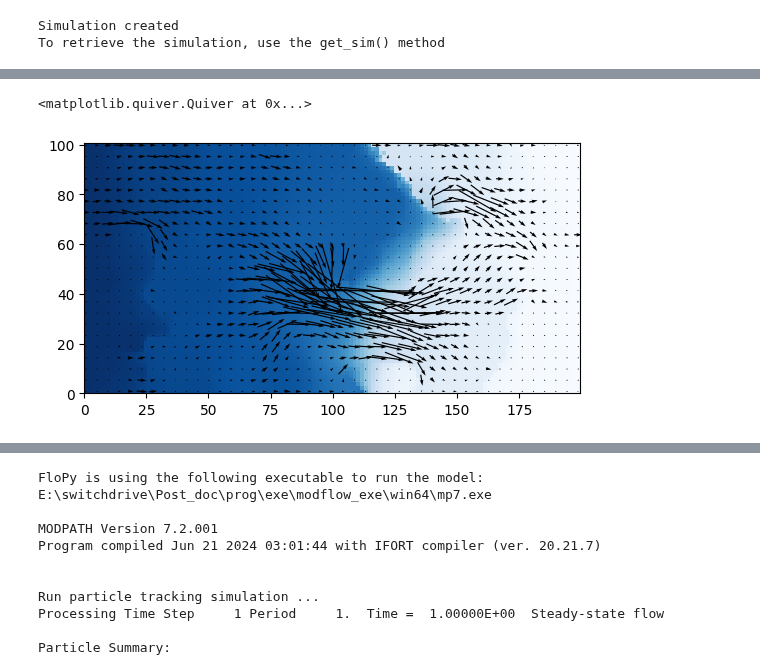
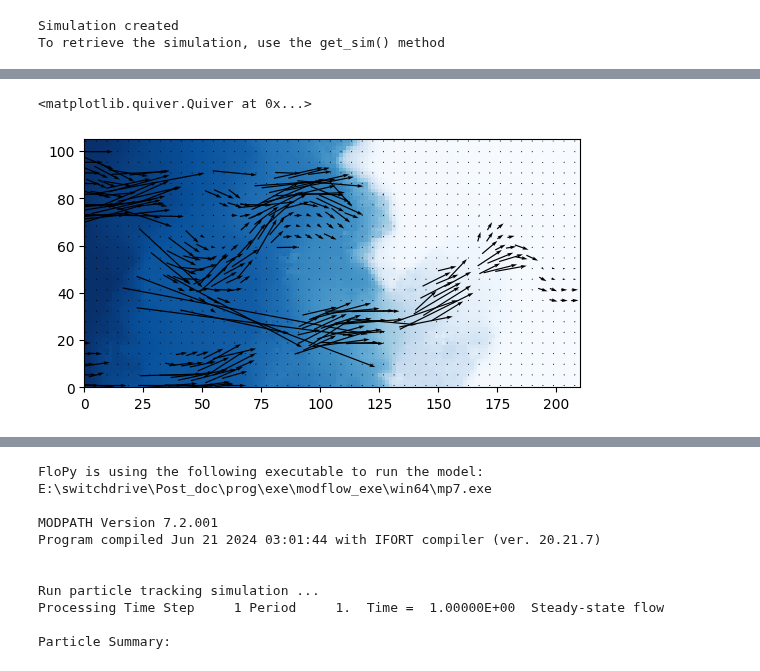
Before and after one commit to randlab/ArchPy, a Jupyter notebook: dev/flow_simulation/simple_coupling.ipynb, the cells around one changed output, grey strips where cells are left out. Drawn from its saved outputs; the diff is of its cells as text; code cells hidden in the pictures.

```diff
--- a/dev/flow_simulation/simple_coupling.ipynb
+++ b/dev/flow_simulation/simple_coupling.ipynb
@@ -447,7 +417,8 @@ class archpy2modflow:
 
     def set_k(self, k_key="K",
               iu=0, ifa=0, ip=0,
-              log=False, k=None, k33=None, k_average_method="arithmetic", upscaling_method=None):
+              log=False, k=None, k22=None, k33=None, k_average_method="arithmetic",
+              upscaling_method="simplified_renormalization", factor_x=2, factor_y=2, factor_z=2):
 
         """
         Set the hydraulic conductivity for a specific facies
@@ -460,6 +431,7 @@ class archpy2modflow:
         if k is None:
             grid_mode = self.grid_mode
             if grid_mode == "archpy":
+                new_k22 = None
                 new_k33 = None
                 k = T1.get_prop(k_key)[iu, ifa, ip]
                 k = np.flip(np.flipud(k), axis=1)  # flip the array to have the same orientation as the ArchPy table
@@ -470,6 +442,7 @@ class archpy2modflow:
 
             elif grid_mode == "layers":
 
+                new_k22 = None
                 nrow, ncol, nlay = gwf.modelgrid.nrow, gwf.modelgrid.ncol, gwf.modelgrid.nlay
 
                 kh = self.T1.get_prop(k_key)[iu, ifa, ip]
@@ -520,6 +493,8 @@ class archpy2modflow:
                 dx, dy, dz = self.T1.get_sx(), self.T1.get_sy(), self.T1.get_sz()
 
                 field = self.T1.get_prop(k_key)[iu, ifa, ip]
+                field = np.flip(np.flipud(field), axis=1)  # flip the array to have the same orientation as the ArchPy table
+
                 if upscaling_method == "standard_renormalization_center":
                     field_kxx, field_kyy, field_kzz = upscale_k(field, method="standard_renormalization", dx=dx, dy=dy, dz=dz, factor_x=factor_x, factor_y=factor_y, factor_z=factor_z, scheme="center")
                 elif upscaling_method == "standard_renormalization_direct":
@@ -529,14 +504,24 @@ class archpy2modflow:
                 elif upscaling_method == "simplified_renormalization":
                     field_kxx, field_kyy, field_kzz = upscale_k(field, method="simplified_renormalization", dx=dx, dy=dy, dz=dz, factor_x=factor_x, factor_y=factor_y, factor_z=factor_z)
 
+                new_k = field_kxx
+                new_k22 = field_kyy
+                new_k33 = field_kzz
+
+                if log:
+                    new_k = 10**new_k
+                    new_k22 = 10**new_k22
+                    new_k33 = 10**new_k33
 
         else:
             new_k = k
+            new_k22 = k22
             new_k33 = k33
 
         # new_k = np.flip(new_k, axis=1)  # we have to flip in order to match modflow grid
-        npf = fp.mf6.ModflowGwfnpf(gwf, icelltype=0, k=new_k, k33=new_k33, save_flows=True, save_specific_discharge=True)
+        npf = fp.mf6.ModflowGwfnpf(gwf, icelltype=0, k=new_k, k22=new_k22, k33=new_k33, save_flows=True, save_specific_discharge=True)
         npf.write()
+
 
     def set_strt(self, heads=None):
         """
@@ -605,16 +590,21 @@ class archpy2modflow:
         mpnamf = f"{model_name}_mp_forward"
 
         nodes = get_nodes(locs)
+        if len(nodes) == 0:
+            print("No particles to track")
+            return
+        elif len(nodes) == 1:
+            nodes = nodes[0]
         mp = fp.modpath.Modpath7.create_mp7(
-                                                modelname=mpnamf,
-                                                trackdir=trackdir,
-                                                flowmodel=gwf,
-                                                model_ws=workspace,
-                                                rowcelldivisions=rowcelldivisions,
-                                                columncelldivisions=columncelldivisions,
-                                                layercelldivisions=layercelldivisions,
-                                                nodes = nodes,
-                                                exe_name=mpexe,
+                                            modelname=mpnamf,
+                                            trackdir=trackdir,
+                                            flowmodel=gwf,
+                                            model_ws=workspace,
+                                            rowcelldivisions=rowcelldivisions,
+                                            columncelldivisions=columncelldivisions,
+                                            layercelldivisions=layercelldivisions,
+                                            nodes = nodes,
+                                            exe_name=mpexe,
                                             )
 
         self.mp = mp  # save the modpath object
@@ -849,14 +839,14 @@ qx, qy, qz = fp.utils.postprocessing.get_specific_discharge(
         cobj.get_data(text="DATA-SPDIS", kstpkper=(0, 0))[0], gwf)
 # %%
 from flopy.plot import PlotMapView
-mapview = PlotMapView(model=gwf, layer=2)
+mapview = PlotMapView(model=gwf, layer=15)
 quadmesh = mapview.plot_array(heads, cmap="Blues")
 # quadmesh = mapview.contour_array(heads, cmap="jet", levels=10)
 # quadmesh = mapview.plot_array(np.log10(gwf.npf.k.array), cmap="viridis")
 mapview.plot_vector(qx, qy, color="black", istep=3, jstep=3)
 # %% [output]
 <matplotlib.quiver.Quiver at 0x...>
-[figure, old version]
+[figure, new version]
 # %%
 heads = archpy_flow.get_heads()
 heads[heads == 1e30] = np.nan
```
Also changed, not shown: parts of 33 cells of this notebook, 22 other files.
